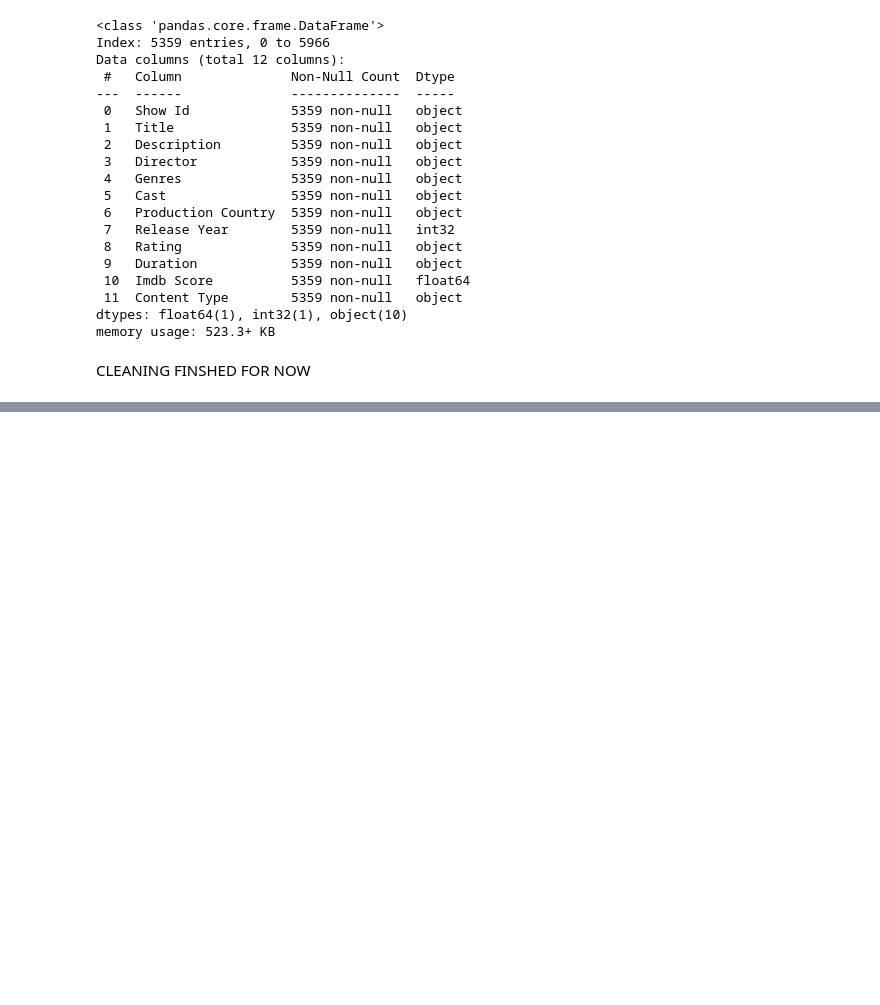
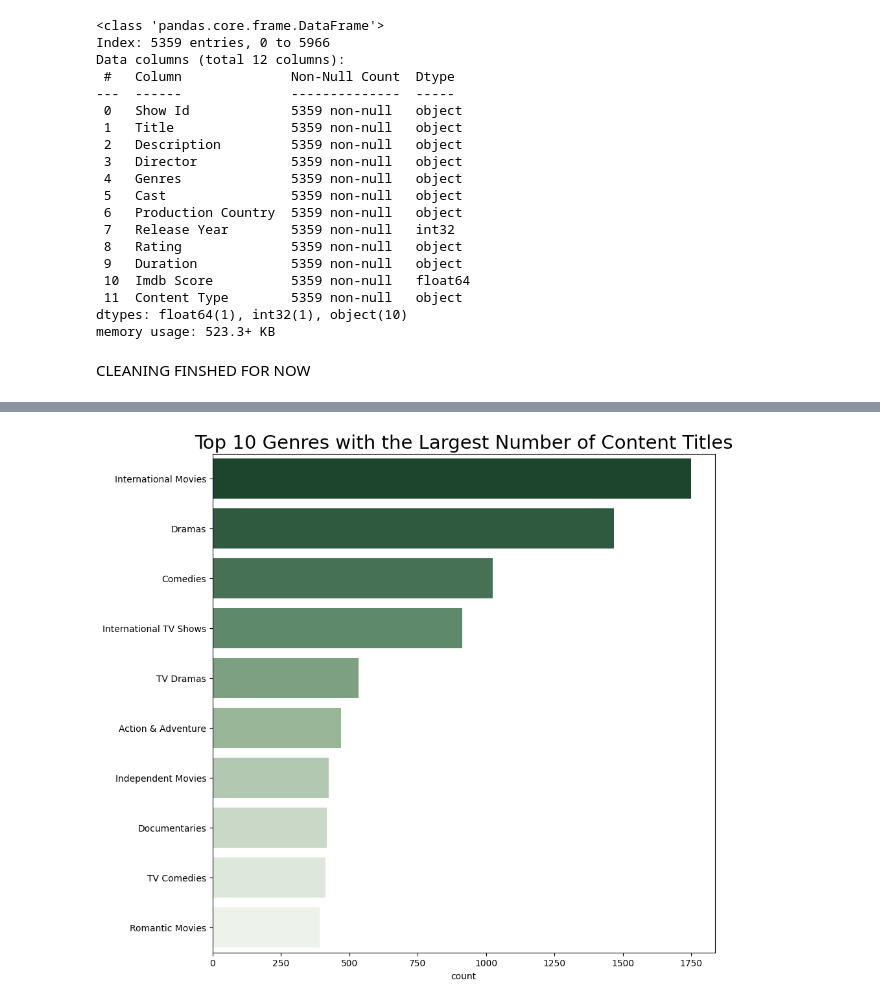
Before and after one commit to muntazircodes/netflixDataCleaning, a Jupyter notebook: netflixCleaning/netflix.ipynb, the cells around one changed output, grey strips where cells are left out. Drawn from its saved outputs; the diff is of its cells as text; code cells hidden in the pictures; blank space fills up the shorter version.

```diff
--- a/netflixCleaning/netflix.ipynb
+++ b/netflixCleaning/netflix.ipynb
@@ -158,0 +194,8 @@ CLEANING FINSHED FOR NOW
+# %%
+top_genres = netflix.set_index('Title').Genres.str.split(', ', expand=True).stack().reset_index(level=1, drop=True)
+plt.figure(figsize=(10, 10))
+sns.countplot(y=top_genres, order=top_genres.value_counts().index.to_list()[:10], palette='Greens_r', saturation=.4)
+plt.title('Top 10 Genres with the Largest Number of Content Titles', fontsize=21)
+plt.show()
+# %% [output]
+[figure, added]
```
Also changed, not shown: parts of 9 cells of this notebook.
